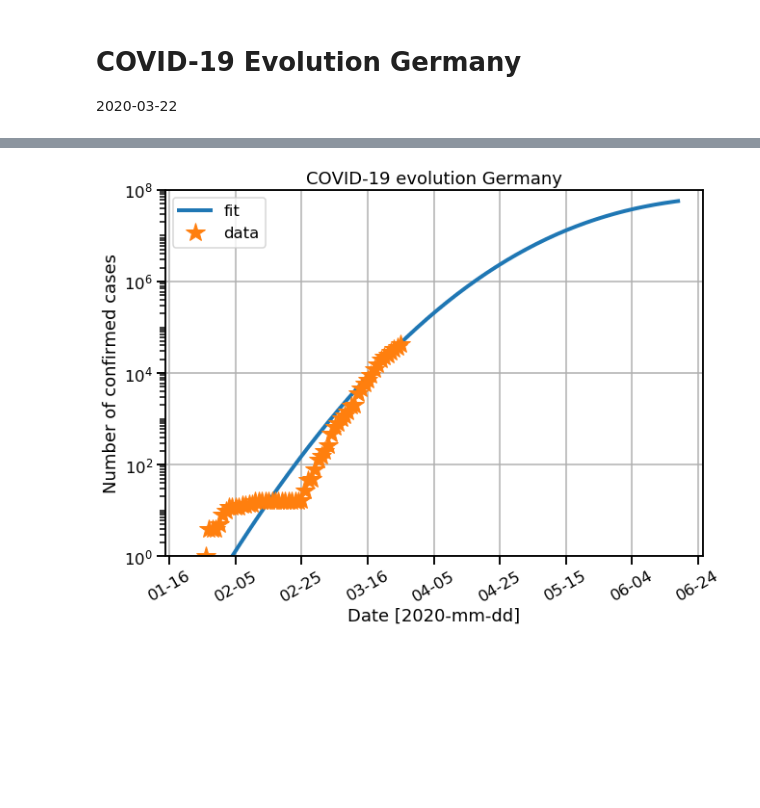
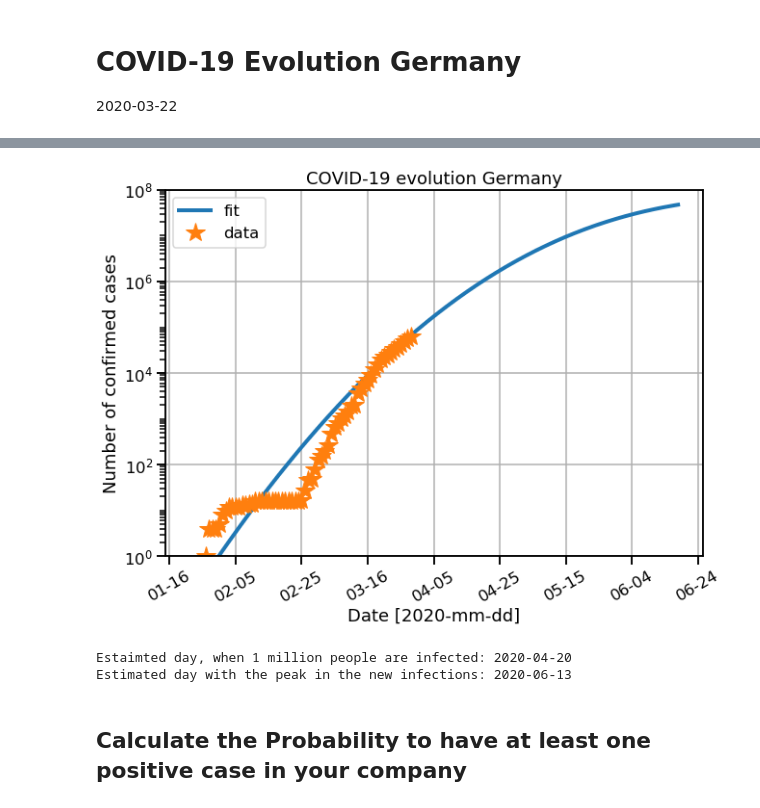
Before and after one commit to circlespace/covid19, a Jupyter notebook: COVID-19_Germany.ipynb, the cells around one changed output, grey strips where cells are left out. Cells and saved outputs as stored; diff of their text form; code cells hidden in the pictures; blank space fills up the shorter version.

```diff
--- a/COVID-19_Germany.ipynb
+++ b/COVID-19_Germany.ipynb
@@ -21,10 +27,9 @@ import datetime
 ydata = np.array([
     0,0,0,0,0,1,4,4,4,5,8,10,12,12,12,12,13,13,14,14,16,16,16,16,16,16,16,16,16,16,16,16,16,16,17,27,46,\
     48,79,130,159,196,262,482,670,799,1040,1176,1457,1908,2078,3675,4585,5795,7272,9257,12327,15320,19848,
-    22364,24873,29056,32986, 37323,43938, 50871, 57695])
-# to Mar 26
+    22364,24873,29056,32986, 37323,43938, 50871, 57695, 62435])
+# to Mar 29
 xdata = np.arange(1,len(ydata)+1)
-date1 = datetime.date(2020, 1, 22)
-date2 = datetime.date(2020, 1, 22) + datetime.timedelta(days=len(ydata))
-delta = datetime.timedelta(days=1)
-dates = drange(date1, date2, delta)
+date_start = datetime.date(2020, 1, 22)
+date_end   = date_start + datetime.timedelta(days=len(ydata))
+dates_data = drange(date_start, date_end, datetime.timedelta(days=1))
@@ -55,28 +63,27 @@ plt.show()
 # %%
 # extrapolate to the coming months
 x_ex = np.arange(1, 150)
-y_ex = fit_func(x_ex, popt[0], popt[1])
-date1 = datetime.date(2020, 1, 22)
-date2 = datetime.date(2020, 1, 22) + datetime.timedelta(days=len(x_ex))
-delta = datetime.timedelta(days=1)
-dates_ex = drange(date1, date2, delta)
+#y_ex = fit_func(x_ex, popt[0], popt[1])
+y_ex = fit_func(x_ex, *popt)
+date2 = date_start + datetime.timedelta(days=len(x_ex))
+dates_ex = drange(date_start, date2, datetime.timedelta(days=1))
 # %%
 # plot the data and the extra-polation
 fig, ax = plt.subplots(figsize=(10, 7))
 ax.semilogy(dates_ex, y_ex, '-', linewidth=4, label="fit")
-ax.semilogy(dates, ydata, '*', linewidth=4, label="data", markersize=20)
+ax.semilogy(dates_data, ydata, '*', linewidth=4, label="data", markersize=20)
 ax.set_xlabel(r"Date [2020-mm-dd]") # , fontsize=14)
 ax.set_ylabel(r"Number of confirmed cases") # , fontsize=14)
 ax.set_title(r"COVID-19 evolution Germany") # , fontsize=22)
 ax.grid(True)
 ax.set_ylim(1, 100E6)
 ax.xaxis.set_major_formatter(DateFormatter('%m-%d'))
 ax.xaxis.set_tick_params(rotation=30)# , labelsize=10)
 locmin = ticker.LogLocator(base=10.0,subs=(0.1,0.2,0.3,0.4,0.5,0.6,0.7,0.8,0.9),numticks=12)
 ax.yaxis.set_minor_locator(locmin)
 ax.yaxis.set_minor_formatter(ticker.NullFormatter())
 plt.legend()
 plt.show()
 #fig.savefig('c2.png')
 # %% [output]
-[figure, old version]
+[figure, new version]
@@ -83,3 +95,11 @@ plt.show()
+# %%
+print('Estaimted day, when 1 million people are infected: {0}'.format(date_1M))
+print('Estimated day with the peak in the new infections: {0}'.format(date_peak))
+# %% [output]
+Estaimted day, when 1 million people are infected: 2020-04-20
+Estimated day with the peak in the new infections: 2020-06-13
+# %% [markdown]
+## Calculate the Probability to have at least one positive case in your company
 # %%
 # calculate the probability to have at least one infection in your company
 people_germany = 80E6
```
Also changed, not shown: parts of 13 cells of this notebook.
